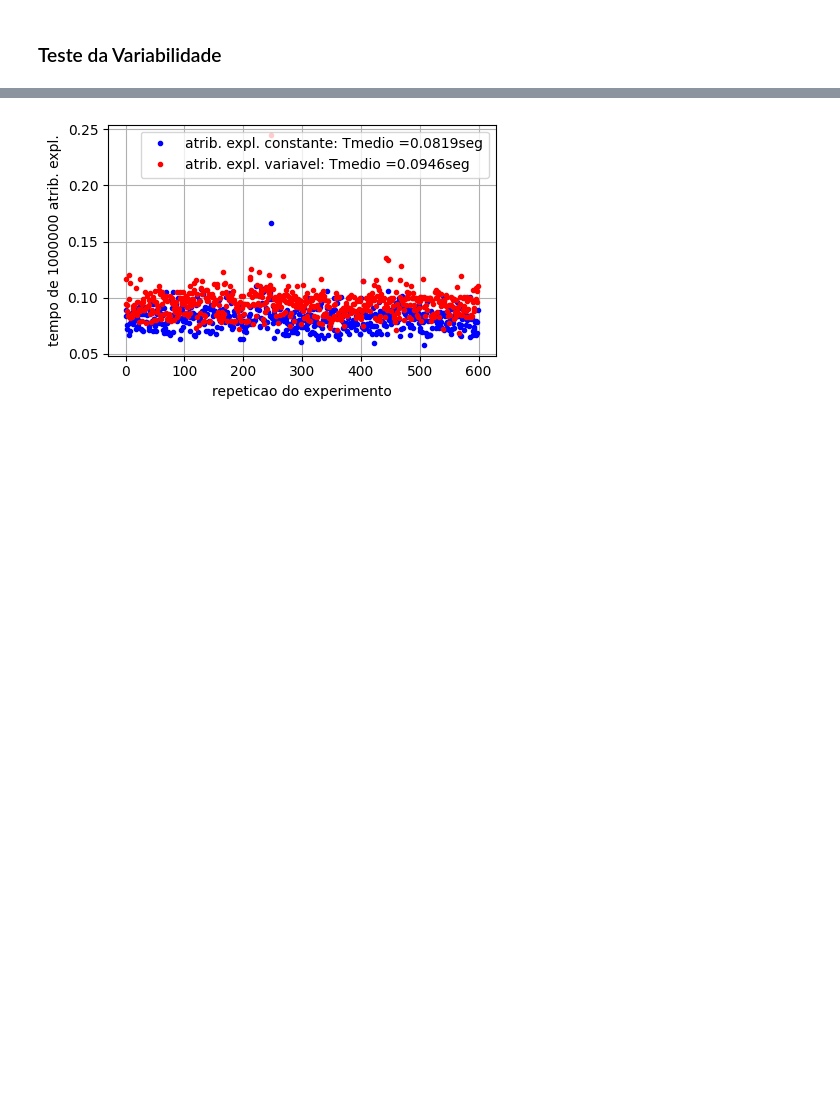
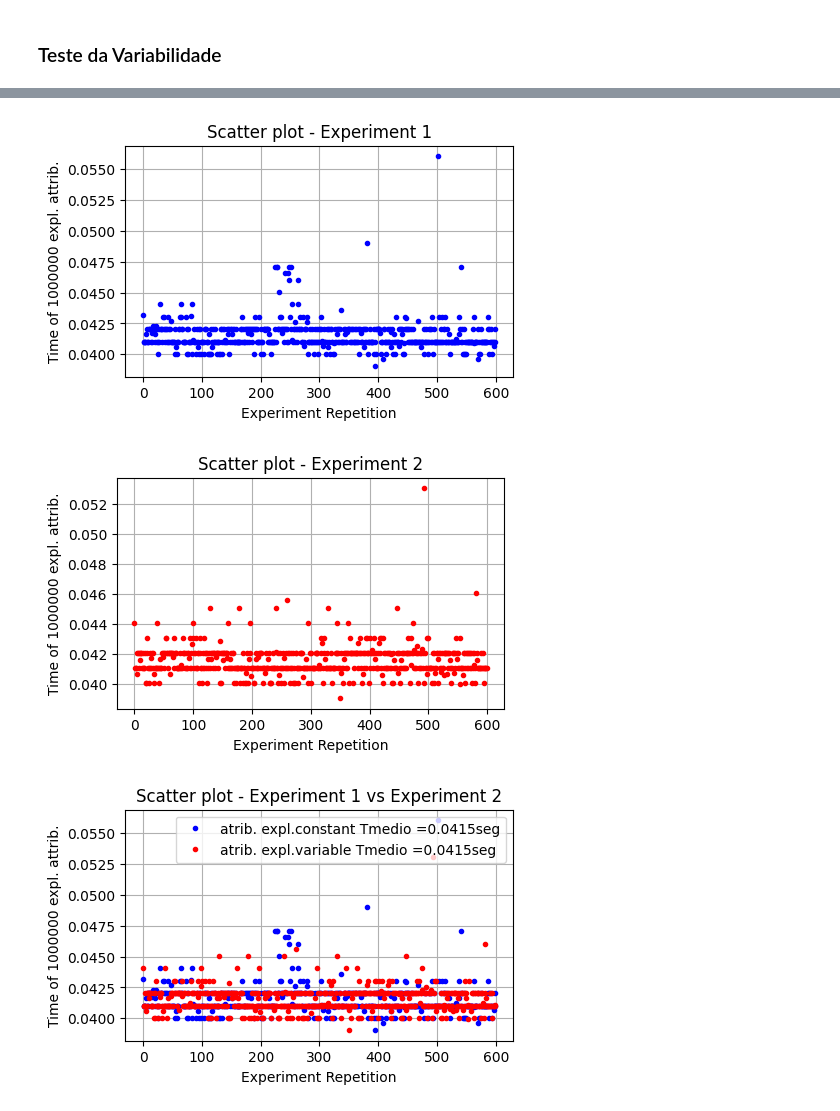
Before and after one commit to EduardoIkeda/EngenhariaDeProgramas, a Jupyter notebook: ProgramaComparativo.ipynb, the cells around one changed output, grey strips where cells are left out. Saved outputs shown, nothing was run; the diff lists cells and outputs as text; code cells hidden in the pictures; blank space fills up the shorter version.

```diff
--- a/ProgramaComparativo.ipynb
+++ b/ProgramaComparativo.ipynb
@@ -65,0 +143,10 @@ Terminou!
+# %%
+# Define your experiment functions
+def experiment_1():
+    1 > 1
+
+# Create Experiment objects
+experiment_1_obj = Experiment(repetitions=r, data_quantity=n)
+
+# Run experiments
+experiment_1_obj.run_experiment(experiment_1)
@@ -65,0 +156,10 @@ Terminou!
+# %%
+# Define your experiment functions
+def experiment_2():
+    1 < 1
+
+# Create Experiment objects
+experiment_2_obj = Experiment(repetitions=r, data_quantity=n)
+
+# Run experiments
+experiment_2_obj.run_experiment(experiment_2)
@@ -120,17 +214,9 @@ plt.show()
 # %%
-TC = np.mean(Tc)
-TV = np.mean(Tv)
+Experiment.show_scatter_plot(experiment_1_obj, 'b', "Experiment 1")
+Experiment.show_scatter_plot(experiment_2_obj, 'r', "Experiment 2")
 
-plt.figure(figsize=(5,3))
-plt.plot(R, Tc, 'b.')
-plt.plot(R, Tv, 'r.')
-
-plt.legend(["atrib. expl. constante: Tmedio ={:.3g}".format(TC)+"seg",
-           "atrib. expl. variavel: Tmedio ={:.3g}".format(TV)+"seg"])
-
-plt.xlabel('repeticao do experimento')
-plt.ylabel('tempo de '+str(n)+' atrib. expl.')
-plt.grid()
-plt.show()
+Experiment.show_scatter_plot_side_by_side(experiment_1_obj, experiment_2_obj, 'b', 'r', "constant", "variable","Experiment 1 vs Experiment 2")
 # %% [output]
-[figure, old version]
+[figure, new version]
+[figure, added]
+[figure, added]
```
Also changed, not shown: parts of 16 cells of this notebook, 1 other file.
